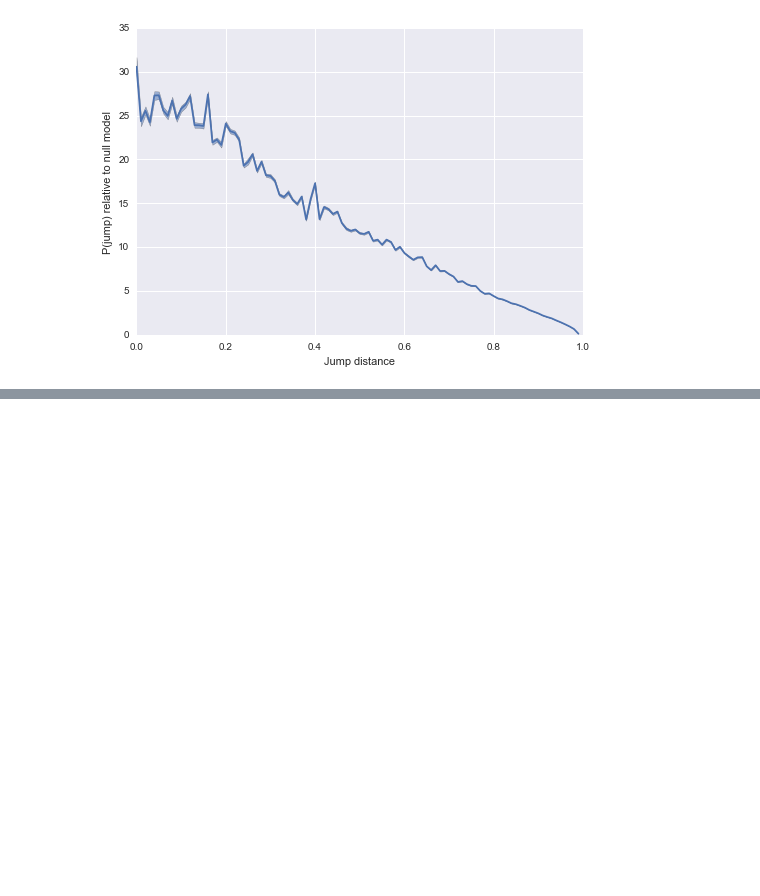
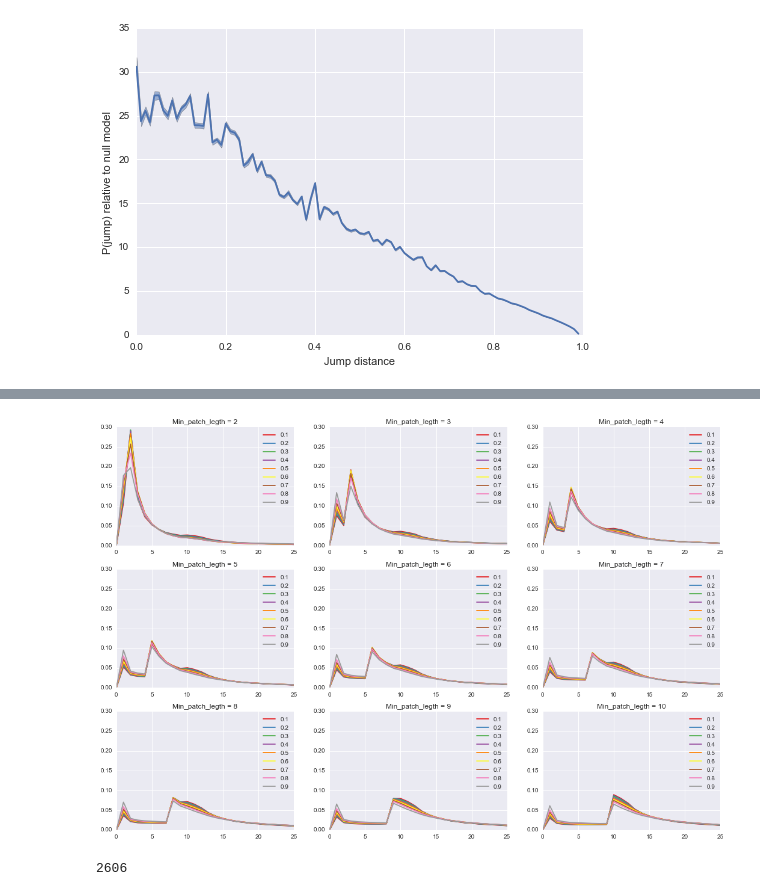
Before and after one commit to jlorince/MusicForaging, a Jupyter notebook: notebooks/result_viz.ipynb, the cells around one changed output, grey strips where cells are left out. Saved outputs shown, nothing was run; the diff lists cells and outputs as text; code cells hidden in the pictures; blank space fills up the shorter version.

```diff
--- a/notebooks/result_viz.ipynb
+++ b/notebooks/result_viz.ipynb
@@ -58,0 +94,19 @@ arrmean.shape
+# %%
+shuffle_means = df[df['method']=='shuffle'].groupby(['dist','mpl']).apply(grouper)
+fig,axes = plt.subplots(3,3,figsize=(18,12))
+ax_iter = axes.flat
+colors = seaborn.color_palette('Set1',n_colors=9)
+for grp in sorted(shuffle_means.index.levels[1]):
+    ax = ax_iter.next()
+    for i,(dist,d) in enumerate(shuffle_means.xs(grp,level='mpl').iteritems()):
+        ax.plot(d,label=dist,c=colors[i])
+    ax.legend()
+    ax.set_title('Min_patch_legth = {}'.format(grp))
+    ax.set_xlim(0,25)
+    ax.set_ylim(0,0.3)
+# %% [output]
+[figure, added]
+# %%
+len(df['user'].unique())
+# %% [output]
+2606
```
Also changed, not shown: parts of 7 cells of this notebook, 8 other files.
